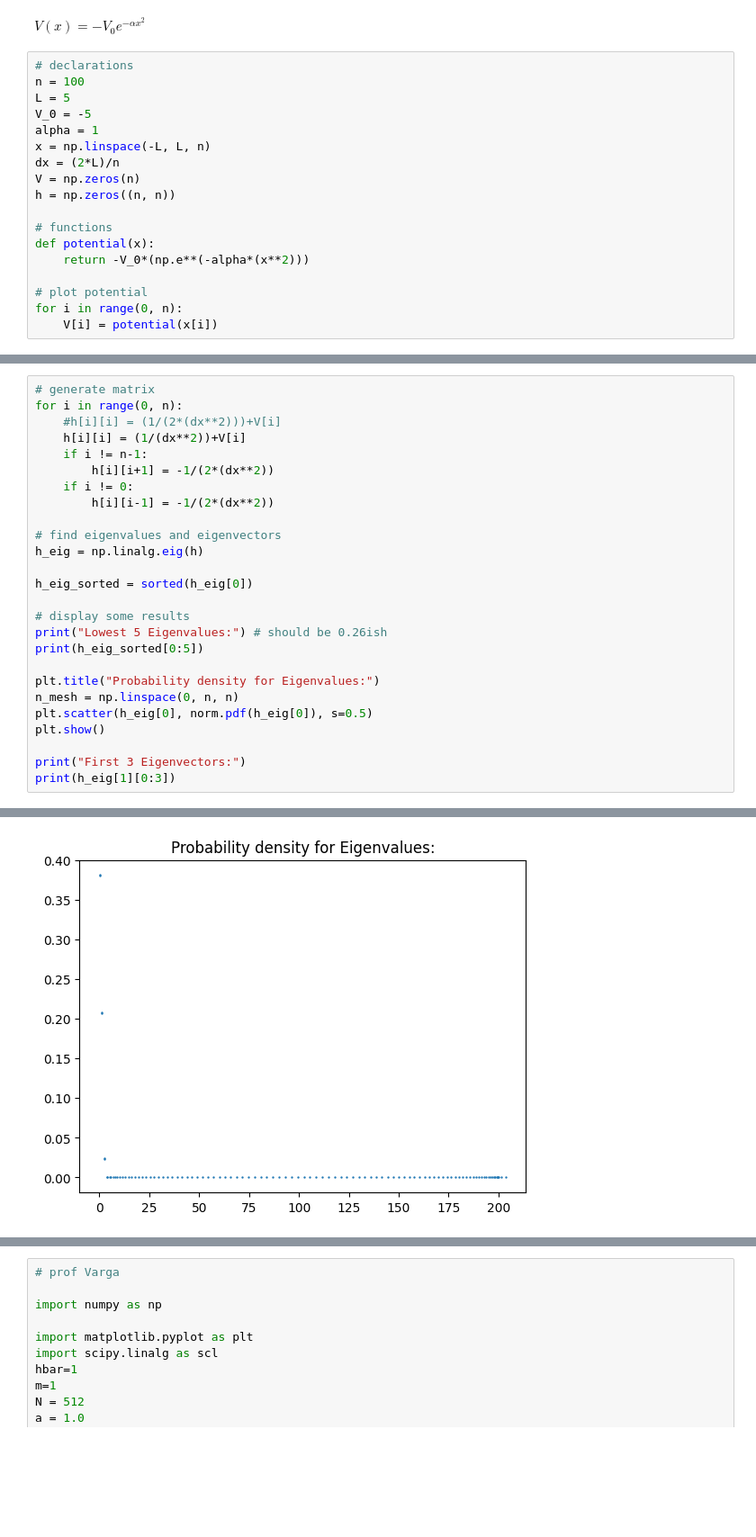
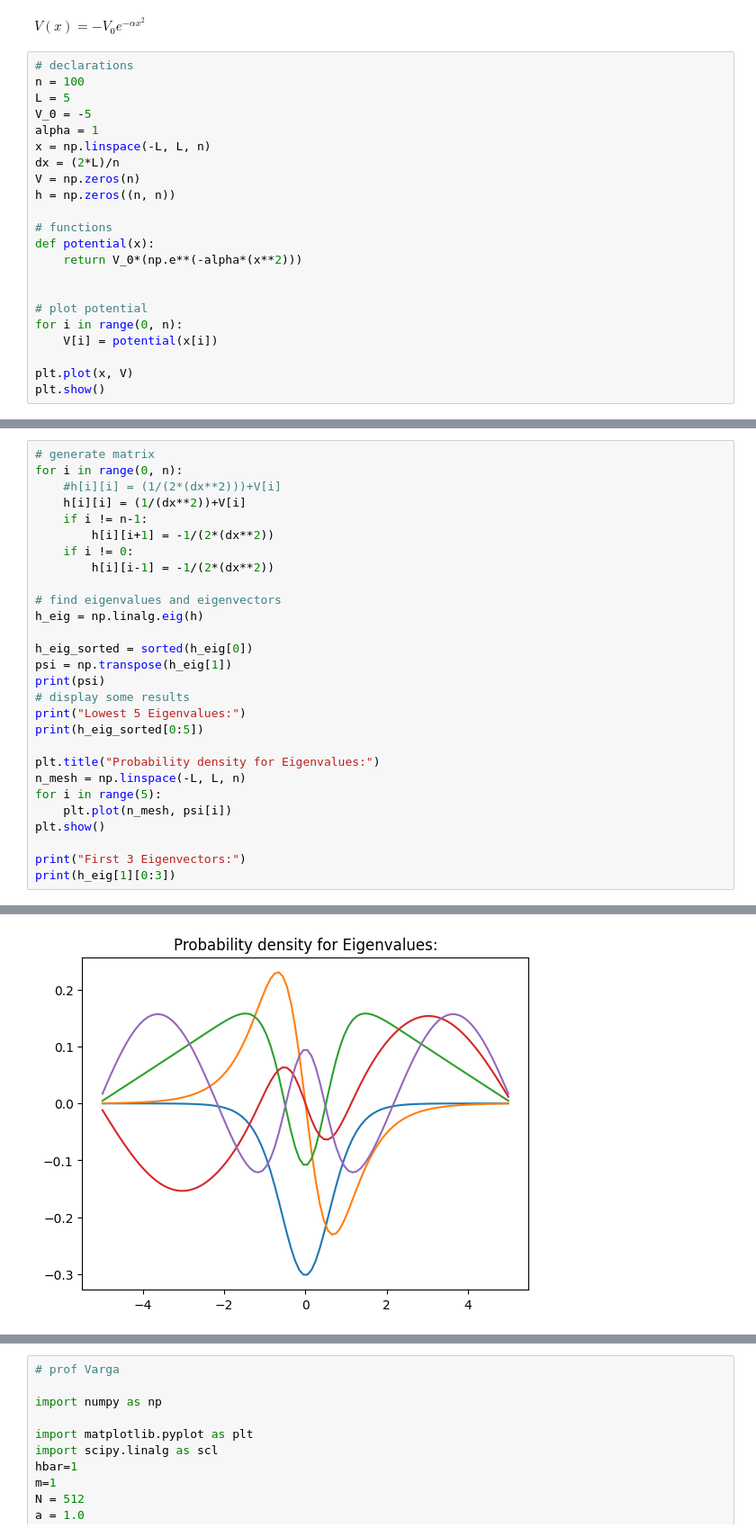
Before and after one commit to ZilD117/Comp-Physics, a Jupyter notebook: Hamiltonian Eigenvalues.ipynb, the cells around one changed output, grey strips where cells are left out. Shown: that part at 90% size. Saved outputs shown, nothing was run; the diff lists cells and outputs as text; blank space fills up the shorter version.

```diff
--- a/Hamiltonian Eigenvalues.ipynb
+++ b/Hamiltonian Eigenvalues.ipynb
@@ -20,8 +20,12 @@ h = np.zeros((n, n))
 
 # functions
 def potential(x):
-    return -V_0*(np.e**(-alpha*(x**2)))
+    return V_0*(np.e**(-alpha*(x**2)))
+
 
 # plot potential
 for i in range(0, n):
     V[i] = potential(x[i])
+
+plt.plot(x, V)
+plt.show()
@@ -39,14 +45,16 @@ for i in range(0, n):
 h_eig = np.linalg.eig(h)
 
 h_eig_sorted = sorted(h_eig[0])
-
+psi = np.transpose(h_eig[1])
+print(psi)
 # display some results
-print("Lowest 5 Eigenvalues:") # should be 0.26ish
+print("Lowest 5 Eigenvalues:")
 print(h_eig_sorted[0:5])
 
 plt.title("Probability density for Eigenvalues:")
-n_mesh = np.linspace(0, n, n)
-plt.scatter(h_eig[0], norm.pdf(h_eig[0]), s=0.5)
+n_mesh = np.linspace(-L, L, n)
+for i in range(5):
+    plt.plot(n_mesh, psi[i])
 plt.show()
 
 print("First 3 Eigenvectors:")
@@ -57,2 +78,2 @@ Lowest 5 Eigenvalues:
-[figure, old version]
+[figure, new version]
 First 3 Eigenvectors:
```
Also changed, not shown: parts of 2 cells of this notebook.
